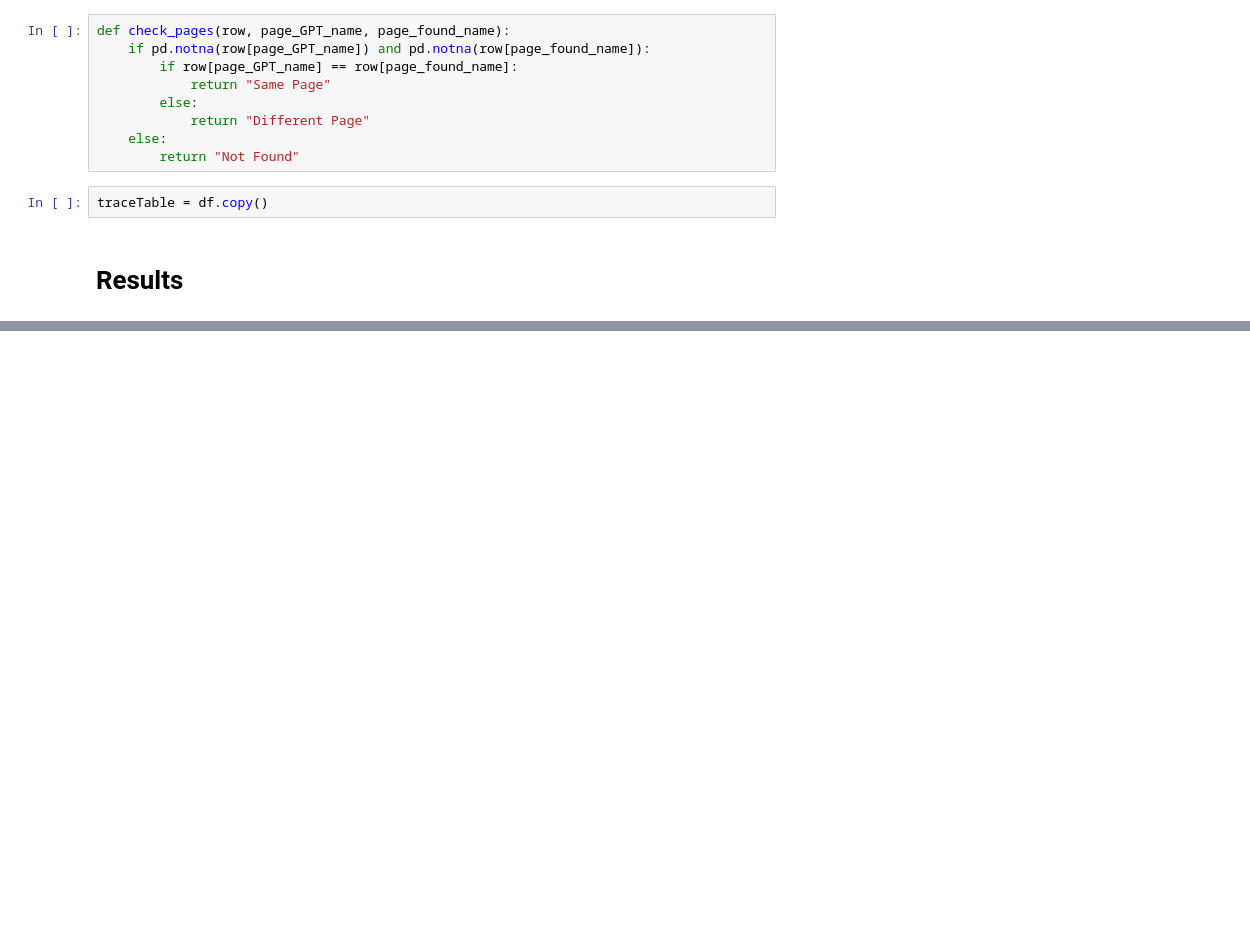
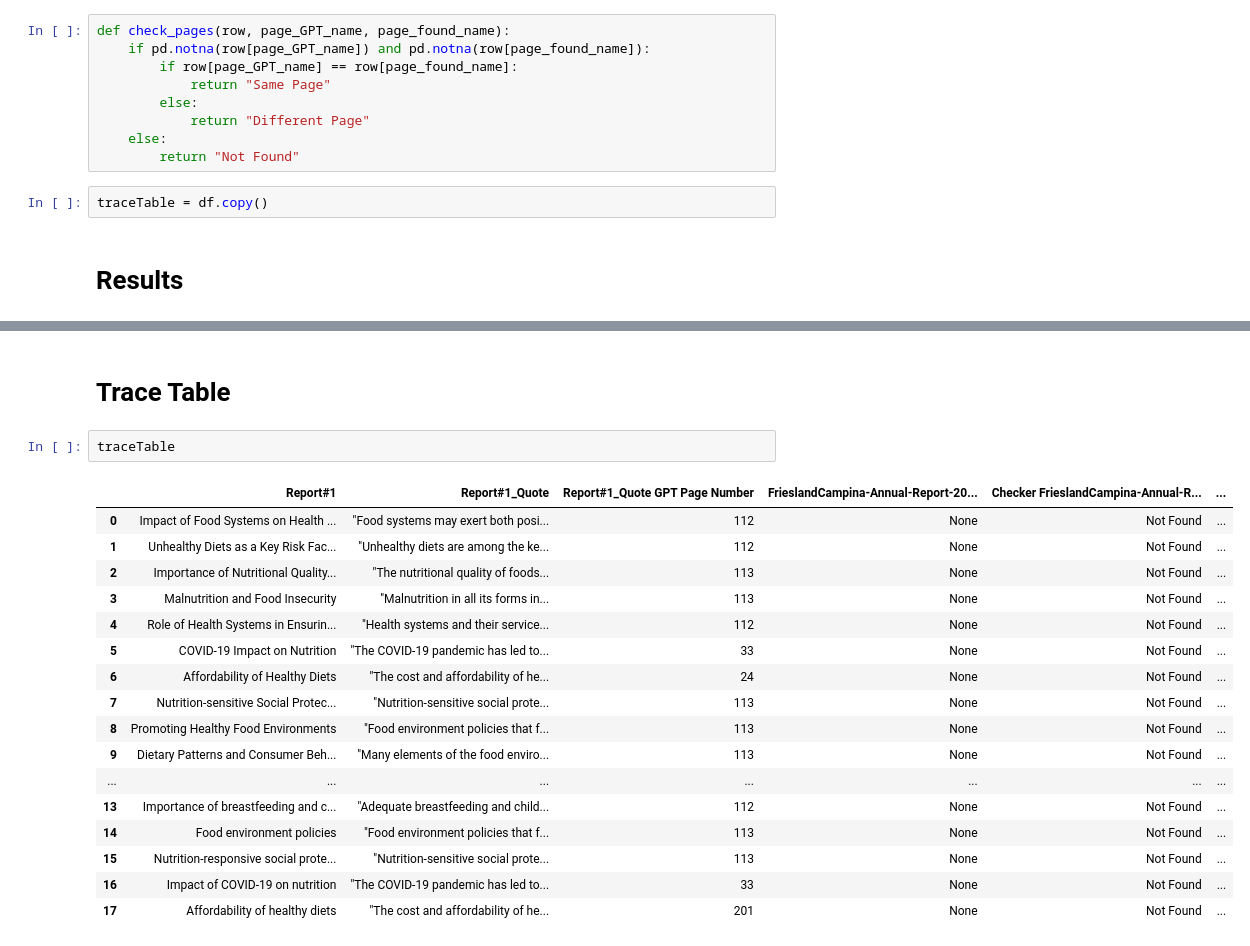
Before and after one commit to kapekm/FrieslandCampinaCaseStudy, a Jupyter notebook: PDF_Scanner_Script/Extraction.ipynb, the cells around one changed output, grey strips where cells are left out. Saved outputs shown, nothing was run; the diff lists cells and outputs as text; blank space fills up the shorter version.

Commit message:
LT: Added Markdown
Adding markdown cell for trace table

```diff
--- a/PDF_Scanner_Script/Extraction.ipynb
+++ b/PDF_Scanner_Script/Extraction.ipynb
@@ -163,0 +178,22 @@ for report in reports:
+# %% [markdown]
+# Trace Table
+# %%
+traceTable
+# %% [output]
+|  | Report#1 | Report#1_Quote | Report#1_Quote GPT Page Number | FrieslandCampina-Annual-Report-20... | Checker FrieslandCampina-Annual-R... | ... |
+| 0 | Impact of Food Systems on Health ... | "Food systems may exert both posi... | 112 | None | Not Found | ... |
+| 1 | Unhealthy Diets as a Key Risk Fac... | "Unhealthy diets are among the ke... | 112 | None | Not Found | ... |
+| 2 | Importance of Nutritional Quality... | "The nutritional quality of foods... | 113 | None | Not Found | ... |
+| 3 | Malnutrition and Food Insecurity | "Malnutrition in all its forms in... | 113 | None | Not Found | ... |
+| 4 | Role of Health Systems in Ensurin... | "Health systems and their service... | 112 | None | Not Found | ... |
+| 5 | COVID-19 Impact on Nutrition | "The COVID-19 pandemic has led to... | 33 | None | Not Found | ... |
+| 6 | Affordability of Healthy Diets | "The cost and affordability of he... | 24 | None | Not Found | ... |
+| 7 | Nutrition-sensitive Social Protec... | "Nutrition-sensitive social prote... | 113 | None | Not Found | ... |
+| 8 | Promoting Healthy Food Environments | "Food environment policies that f... | 113 | None | Not Found | ... |
+| 9 | Dietary Patterns and Consumer Beh... | "Many elements of the food enviro... | 113 | None | Not Found | ... |
+| ... | ... | ... | ... | ... | ... | ... |
+| 13 | Importance of breastfeeding and c... | "Adequate breastfeeding and child... | 112 | None | Not Found | ... |
+| 14 | Food environment policies | "Food environment policies that f... | 113 | None | Not Found | ... |
+| 15 | Nutrition-responsive social prote... | "Nutrition-sensitive social prote... | 113 | None | Not Found | ... |
+| 16 | Impact of COVID-19 on nutrition | "The COVID-19 pandemic has led to... | 33 | None | Not Found | ... |
+| 17 | Affordability of healthy diets | "The cost and affordability of he... | 201 | None | Not Found | ... |
```
Also changed, not shown: parts of 1 cell of this notebook.
